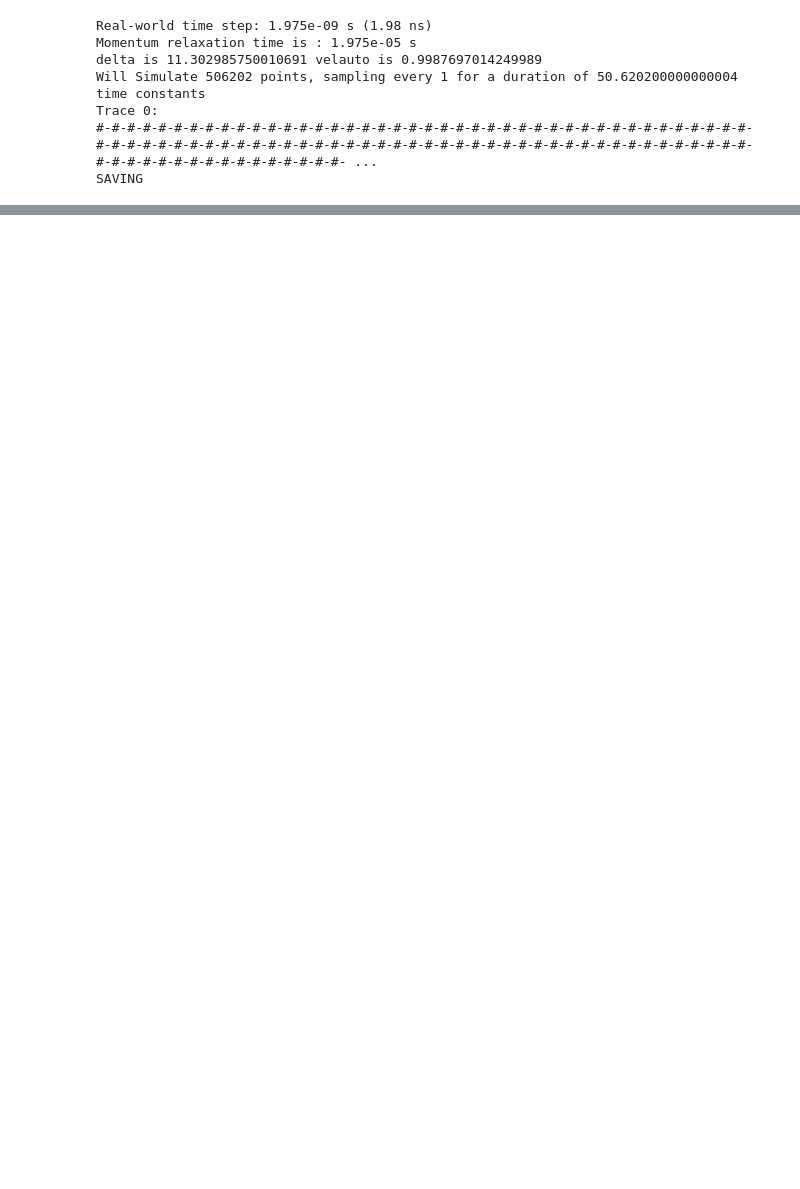
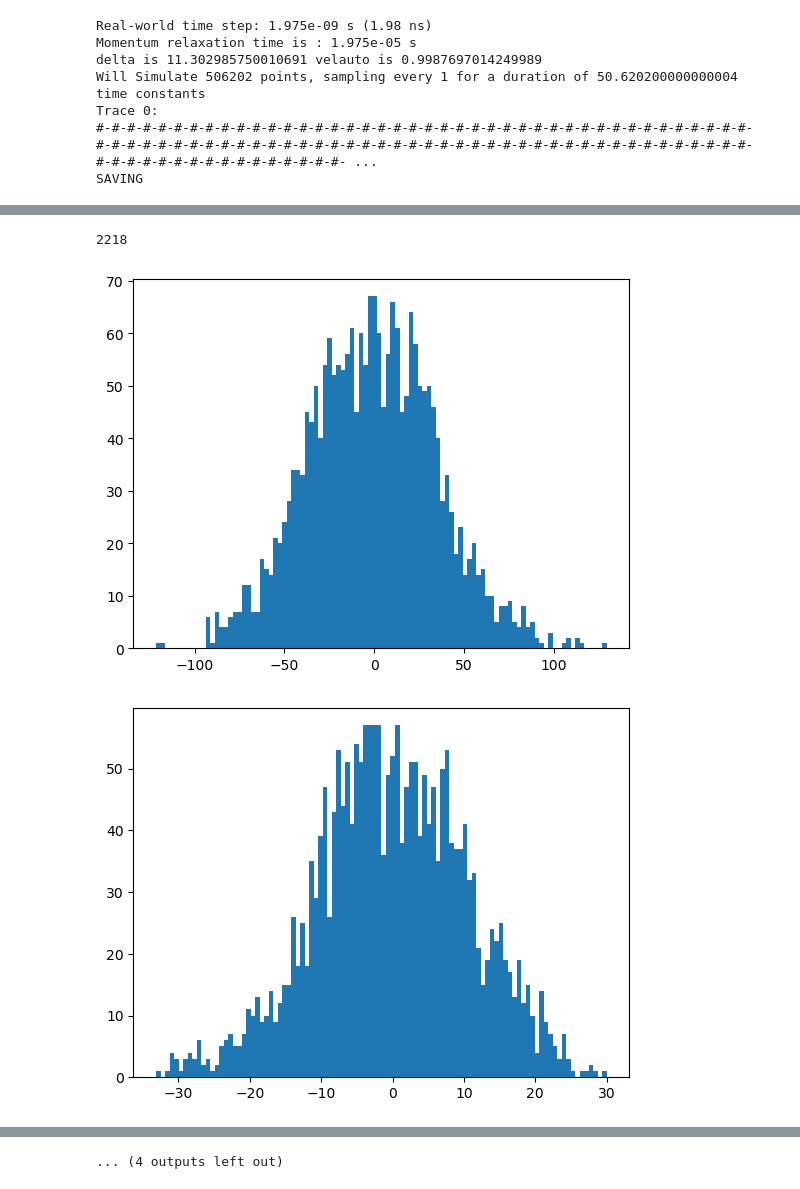
Before and after one commit to mcthumann/MarkovianEmbedding, a Jupyter notebook: sim_script.ipynb, the cells around one changed output, grey strips where cells are left out. Cells and saved outputs as stored; diff of their text form; code cells hidden in the pictures; blank space fills up the shorter version.

```diff
--- a/sim_script.ipynb
+++ b/sim_script.ipynb
@@ -619,0 +692,23 @@ print(np.sqrt(scipy.constants.k * temp / mass_total))
+# %%
+
+idx0 = np.where((all_v*v_c > -.005*np.sqrt(scipy.constants.k * temp / mass_total)) & (all_v*v_c < .005*np.sqrt(scipy.constants.k * temp / mass_total)))
+means_0 = []
+print(len(idx0[0]))
+for j in range(arr.shape[1]):
+    plt.hist(arr[:, j][idx0], bins=100)
+    plt.show()
+    mean_u = np.mean(arr[:, j][idx0])
+    means_0.append(mean_u)
+print([m*f_c for m in means_0])
+plt.plot(means_0)
+plt.title("means 0")
+
+zmeansum = 0
+for mean in means_0:
+    zmeansum += mean*f_c
+
+print(zmeansum)
+# %% [output]
+2218
+[figure, added]
+[figure, added]
@@ -619,0 +724 @@ print(np.sqrt(scipy.constants.k * temp / mass_total))
+... (4 outputs left out)
```
Also changed, not shown: parts of 15 cells of this notebook.
